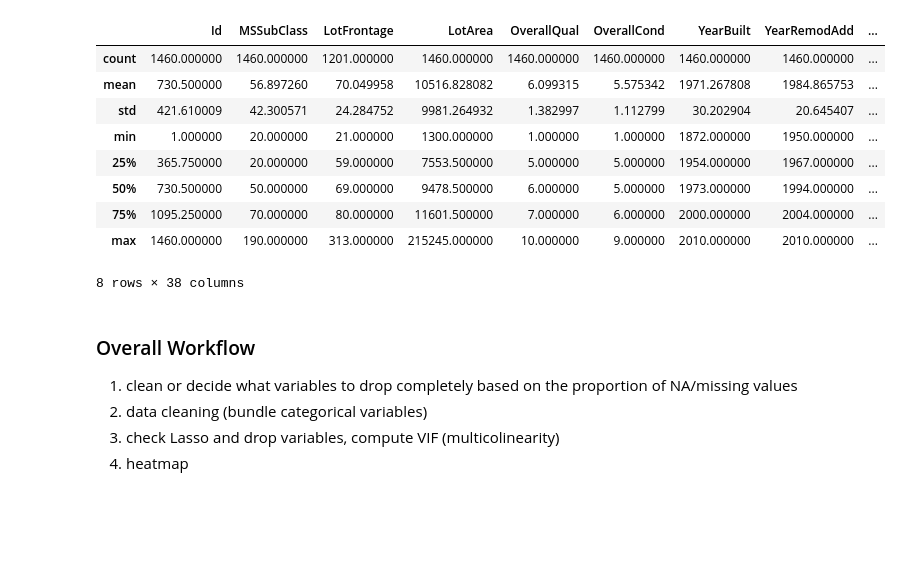
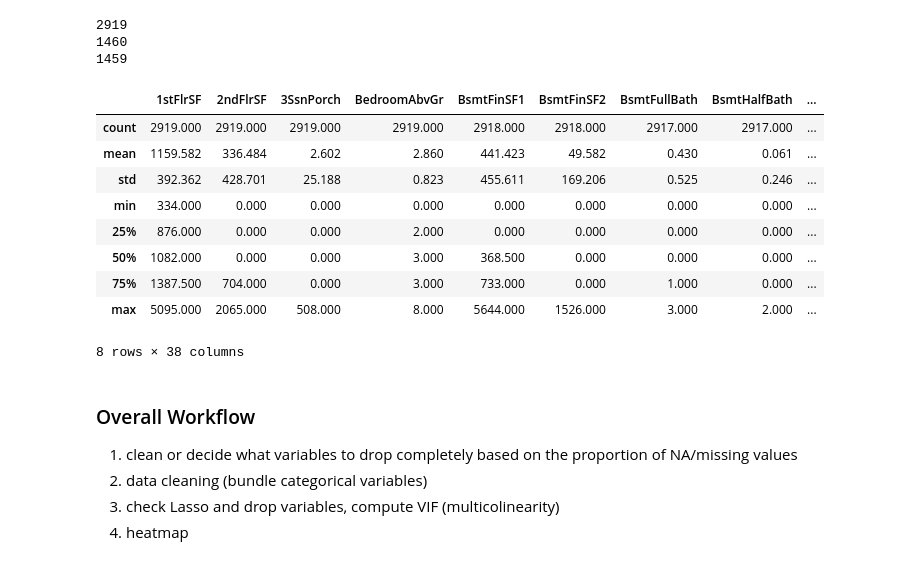
Before and after one commit to chloeymoon/machine-learning-housing-prediction, a Jupyter notebook: ML Project Data Cleaning, Feature Selection.ipynb, the cells around one changed output. Cells and saved outputs as stored; diff of their text form; code cells hidden in the pictures; blank space fills up the shorter version.

Commit message:
final submission, includes the presentation, data cleaning python script, and the final python notebook

```diff
--- a/ML Project Data Cleaning, Feature Selection.ipynb
+++ b/ML Project Data Cleaning, Feature Selection.ipynb
@@ -6,15 +1,43 @@ d = pd.read_csv('./data/train.csv')
+# %%
+import pandas as pd
+import matplotlib.pyplot as plt
+import seaborn as sns
+import numpy as np
+from scipy.stats import norm
+from scipy.special import boxcox1p
+from scipy.stats import boxcox_normmax
+from sklearn.preprocessing import StandardScaler
+from scipy import stats
+import warnings
+warnings.filterwarnings('ignore')
+import os
+
+train = pd.read_csv('./data/train.csv')
+test = pd.read_csv('./data/test.csv')
+
+pd.set_option('display.float_format', lambda x: '{:.3f}'.format(x)) #Limiting floats output to 3 decimal points
+%matplotlib inline
+# %%
+df = pd.concat([train,test])
+print(len(df))
+print(len(train))
+print(len(test))
+# %% [output]
+2919
+1460
+1459
 # %%
-d.describe()
+df.describe()
 # %% [output]
-|  | Id | MSSubClass | LotFrontage | LotArea | OverallQual | OverallCond | YearBuilt | YearRemodAdd | ... |
-| count | 1460.000000 | 1460.000000 | 1201.000000 | 1460.000000 | 1460.000000 | 1460.000000 | 1460.000000 | 1460.000000 | ... |
-| mean | 730.500000 | 56.897260 | 70.049958 | 10516.828082 | 6.099315 | 5.575342 | 1971.267808 | 1984.865753 | ... |
-| std | 421.610009 | 42.300571 | 24.284752 | 9981.264932 | 1.382997 | 1.112799 | 30.202904 | 20.645407 | ... |
-| min | 1.000000 | 20.000000 | 21.000000 | 1300.000000 | 1.000000 | 1.000000 | 1872.000000 | 1950.000000 | ... |
-| 25% | 365.750000 | 20.000000 | 59.000000 | 7553.500000 | 5.000000 | 5.000000 | 1954.000000 | 1967.000000 | ... |
-| 50% | 730.500000 | 50.000000 | 69.000000 | 9478.500000 | 6.000000 | 5.000000 | 1973.000000 | 1994.000000 | ... |
-| 75% | 1095.250000 | 70.000000 | 80.000000 | 11601.500000 | 7.000000 | 6.000000 | 2000.000000 | 2004.000000 | ... |
-| max | 1460.000000 | 190.000000 | 313.000000 | 215245.000000 | 10.000000 | 9.000000 | 2010.000000 | 2010.000000 | ... |
+|  | 1stFlrSF | 2ndFlrSF | 3SsnPorch | BedroomAbvGr | BsmtFinSF1 | BsmtFinSF2 | BsmtFullBath | BsmtHalfBath | ... |
+| count | 2919.000 | 2919.000 | 2919.000 | 2919.000 | 2918.000 | 2918.000 | 2917.000 | 2917.000 | ... |
+| mean | 1159.582 | 336.484 | 2.602 | 2.860 | 441.423 | 49.582 | 0.430 | 0.061 | ... |
+| std | 392.362 | 428.701 | 25.188 | 0.823 | 455.611 | 169.206 | 0.525 | 0.246 | ... |
+| min | 334.000 | 0.000 | 0.000 | 0.000 | 0.000 | 0.000 | 0.000 | 0.000 | ... |
+| 25% | 876.000 | 0.000 | 0.000 | 2.000 | 0.000 | 0.000 | 0.000 | 0.000 | ... |
+| 50% | 1082.000 | 0.000 | 0.000 | 3.000 | 368.500 | 0.000 | 0.000 | 0.000 | ... |
+| 75% | 1387.500 | 704.000 | 0.000 | 3.000 | 733.000 | 0.000 | 1.000 | 0.000 | ... |
+| max | 5095.000 | 2065.000 | 508.000 | 8.000 | 5644.000 | 1526.000 | 3.000 | 2.000 | ... |
 8 rows × 38 columns
 # %% [markdown]
 ### Overall Workflow
```
Also changed, not shown: parts of 4 cells of this notebook, 36 other files.
